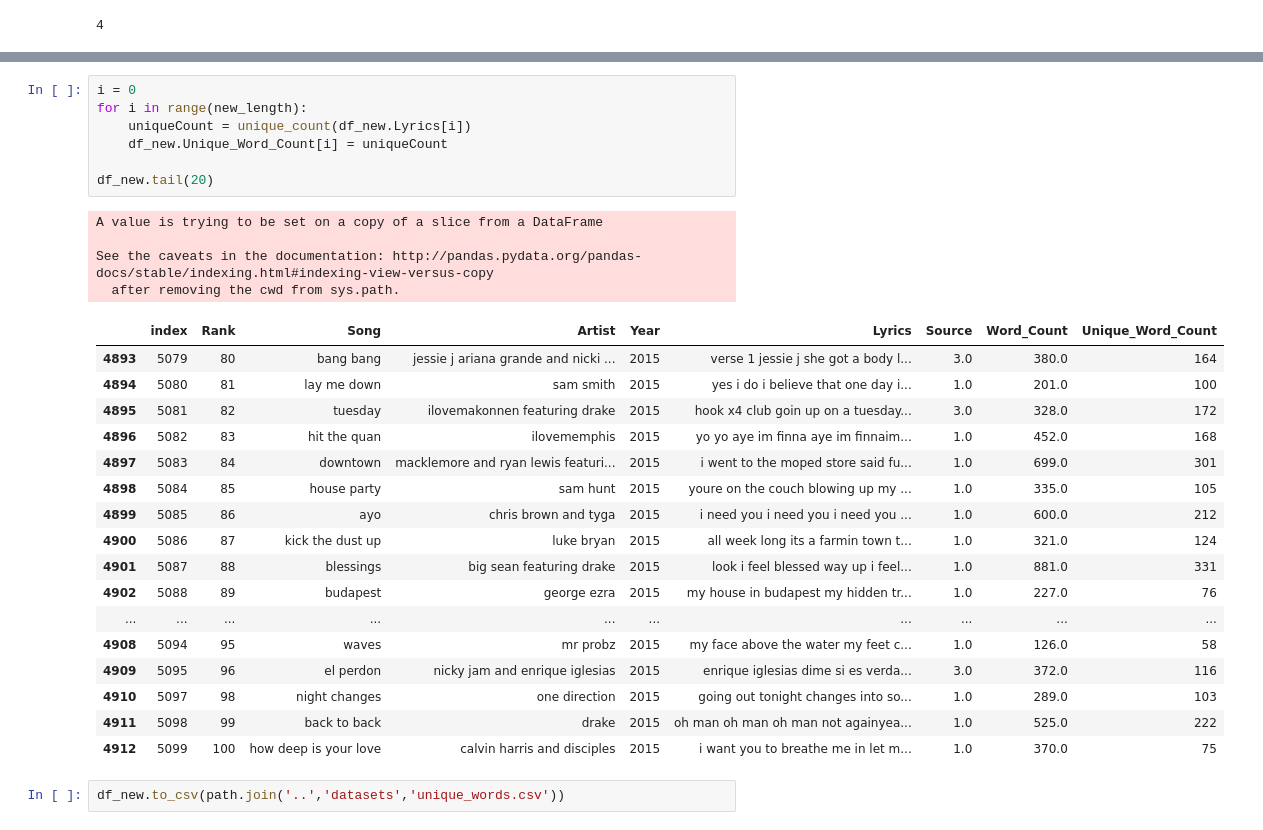
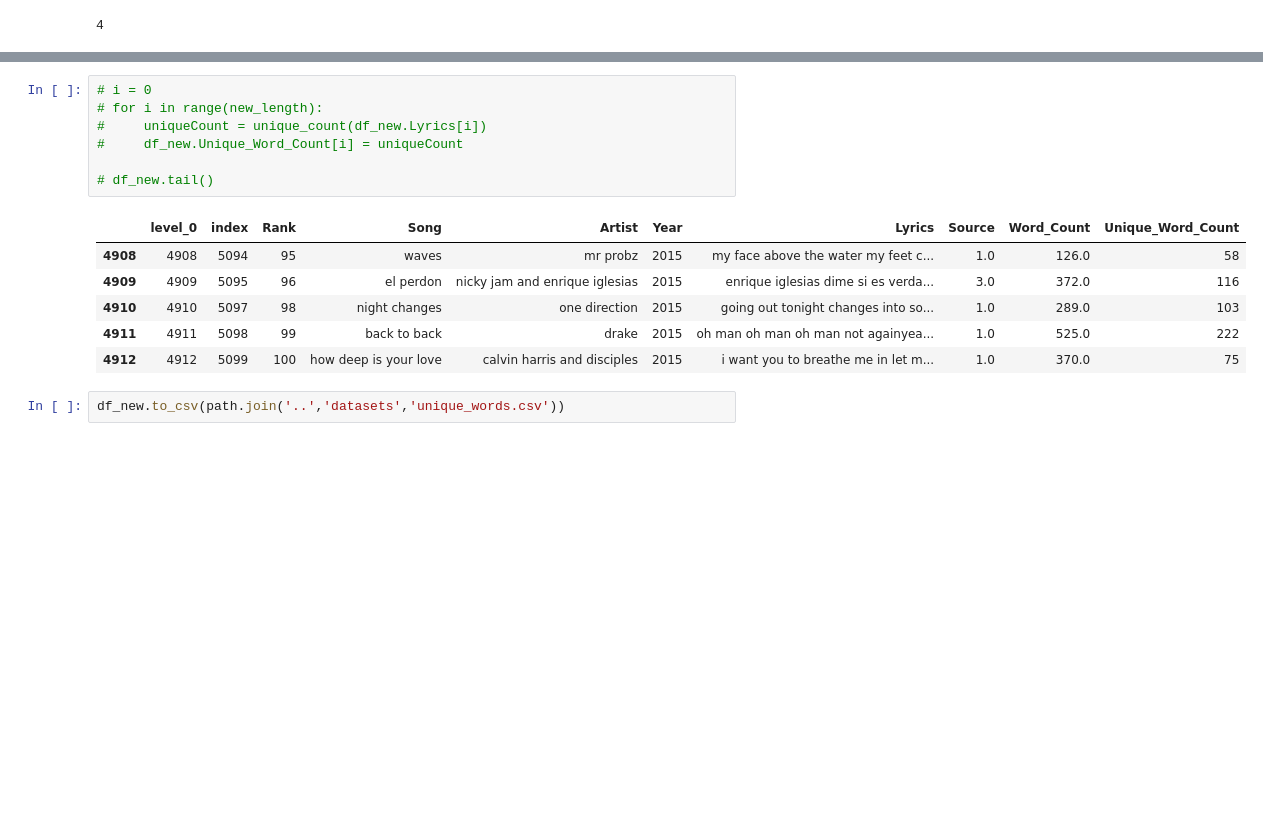
Before and after one commit to manulohiya/lyrics-billboard, a Jupyter notebook: notebooks/lyrics.ipynb, the cells around one changed output, grey strips where cells are left out. Drawn from its saved outputs; the diff is of its cells as text; blank space fills up the shorter version.

```diff
--- a/notebooks/lyrics.ipynb
+++ b/notebooks/lyrics.ipynb
@@ -277,31 +269,16 @@ df_new.head(43)
 # %%
-i = 0
-for i in range(new_length):
-    uniqueCount = unique_count(df_new.Lyrics[i])
-    df_new.Unique_Word_Count[i] = uniqueCount
+# i = 0
+# for i in range(new_length):
+#     uniqueCount = unique_count(df_new.Lyrics[i])
+#     df_new.Unique_Word_Count[i] = uniqueCount
 
-df_new.tail(20)
+# df_new.tail()
 # %% [output]
-A value is trying to be set on a copy of a slice from a DataFrame
-
-See the caveats in the documentation: http://pandas.pydata.org/pandas-docs/stable/indexing.html#indexing-view-versus-copy
-  after removing the cwd from sys.path.
-|  | index | Rank | Song | Artist | Year | Lyrics | Source | Word_Count | Unique_Word_Count |
-| 4893 | 5079 | 80 | bang bang | jessie j ariana grande and nicki ... | 2015 | verse 1 jessie j she got a body l... | 3.0 | 380.0 | 164 |
-| 4894 | 5080 | 81 | lay me down | sam smith | 2015 | yes i do i believe that one day i... | 1.0 | 201.0 | 100 |
-| 4895 | 5081 | 82 | tuesday | ilovemakonnen featuring drake | 2015 | hook x4 club goin up on a tuesday... | 3.0 | 328.0 | 172 |
-| 4896 | 5082 | 83 | hit the quan | ilovememphis | 2015 | yo yo aye im finna aye im finnaim... | 1.0 | 452.0 | 168 |
-| 4897 | 5083 | 84 | downtown | macklemore and ryan lewis featuri... | 2015 | i went to the moped store said fu... | 1.0 | 699.0 | 301 |
-| 4898 | 5084 | 85 | house party | sam hunt | 2015 | youre on the couch blowing up my ... | 1.0 | 335.0 | 105 |
-| 4899 | 5085 | 86 | ayo | chris brown and tyga | 2015 | i need you i need you i need you ... | 1.0 | 600.0 | 212 |
-| 4900 | 5086 | 87 | kick the dust up | luke bryan | 2015 | all week long its a farmin town t... | 1.0 | 321.0 | 124 |
-| 4901 | 5087 | 88 | blessings | big sean featuring drake | 2015 | look i feel blessed way up i feel... | 1.0 | 881.0 | 331 |
-| 4902 | 5088 | 89 | budapest | george ezra | 2015 | my house in budapest my hidden tr... | 1.0 | 227.0 | 76 |
-| ... | ... | ... | ... | ... | ... | ... | ... | ... | ... |
-| 4908 | 5094 | 95 | waves | mr probz | 2015 | my face above the water my feet c... | 1.0 | 126.0 | 58 |
-| 4909 | 5095 | 96 | el perdon | nicky jam and enrique iglesias | 2015 | enrique iglesias dime si es verda... | 3.0 | 372.0 | 116 |
-| 4910 | 5097 | 98 | night changes | one direction | 2015 | going out tonight changes into so... | 1.0 | 289.0 | 103 |
-| 4911 | 5098 | 99 | back to back | drake | 2015 | oh man oh man oh man not againyea... | 1.0 | 525.0 | 222 |
-| 4912 | 5099 | 100 | how deep is your love | calvin harris and disciples | 2015 | i want you to breathe me in let m... | 1.0 | 370.0 | 75 |
+|  | level_0 | index | Rank | Song | Artist | Year | Lyrics | Source | Word_Count | Unique_Word_Count |
+| 4908 | 4908 | 5094 | 95 | waves | mr probz | 2015 | my face above the water my feet c... | 1.0 | 126.0 | 58 |
+| 4909 | 4909 | 5095 | 96 | el perdon | nicky jam and enrique iglesias | 2015 | enrique iglesias dime si es verda... | 3.0 | 372.0 | 116 |
+| 4910 | 4910 | 5097 | 98 | night changes | one direction | 2015 | going out tonight changes into so... | 1.0 | 289.0 | 103 |
+| 4911 | 4911 | 5098 | 99 | back to back | drake | 2015 | oh man oh man oh man not againyea... | 1.0 | 525.0 | 222 |
+| 4912 | 4912 | 5099 | 100 | how deep is your love | calvin harris and disciples | 2015 | i want you to breathe me in let m... | 1.0 | 370.0 | 75 |
 # %%
 df_new.to_csv(path.join('..','datasets','unique_words.csv'))
```
Also changed, not shown: parts of 15 cells of this notebook, 3 other files.
